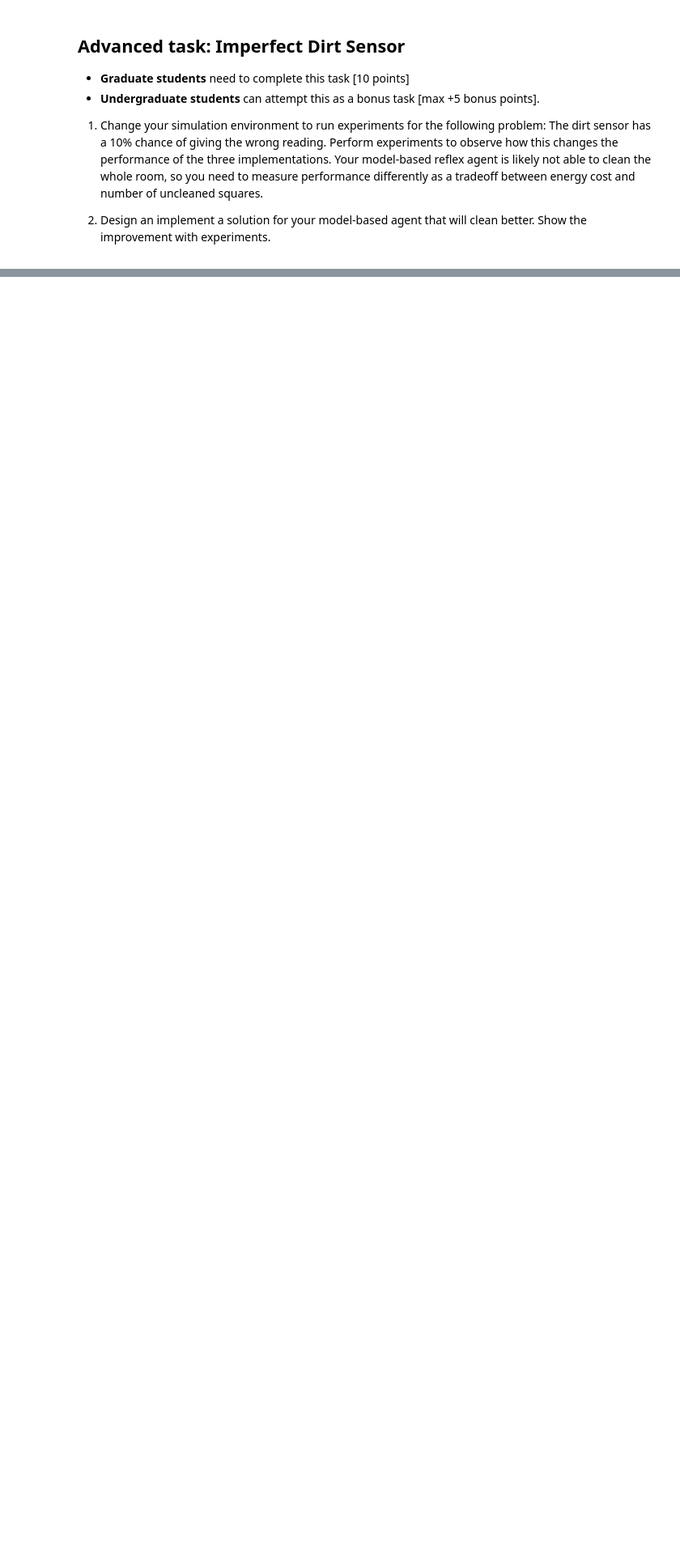
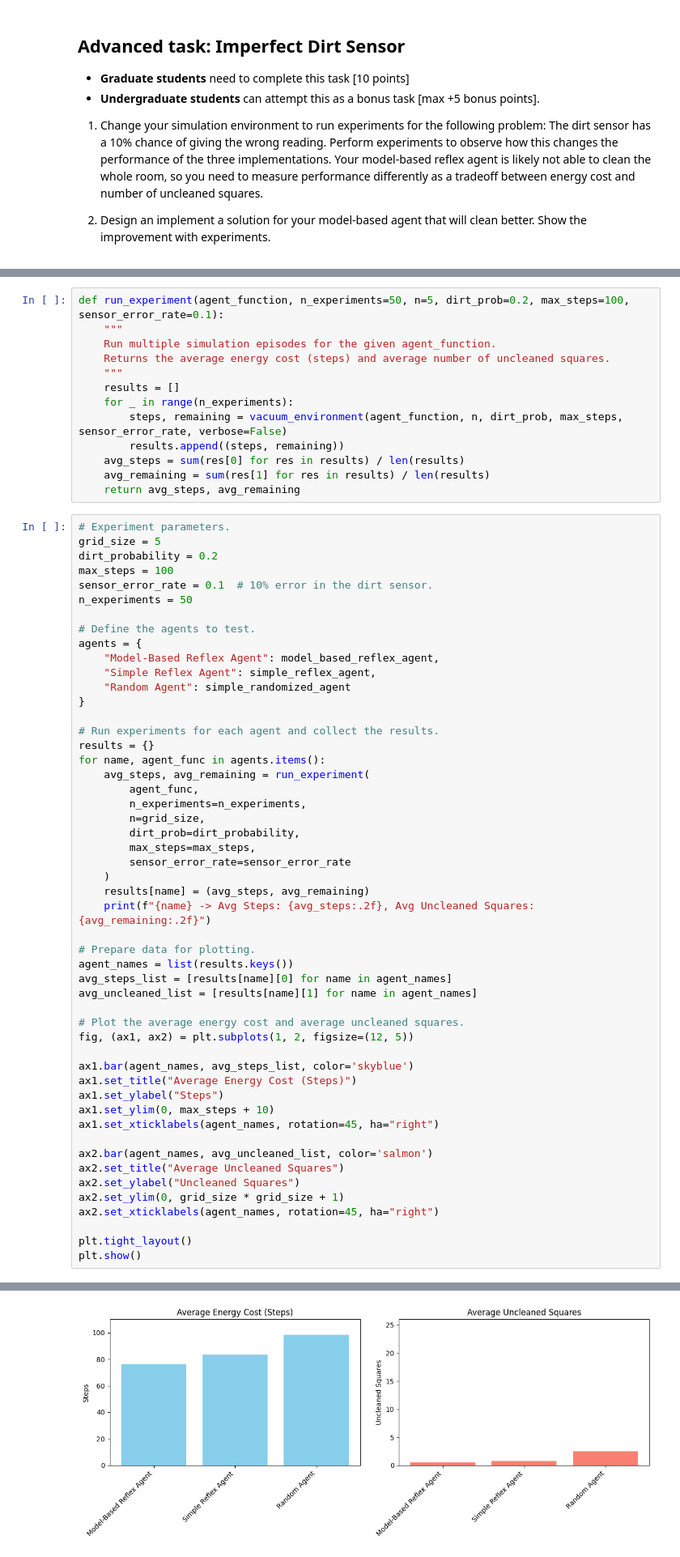
Before and after one commit to ddelah-lab/CS-7381, a Jupyter notebook: Agents/robot_vacuum.ipynb, the cells around one changed output, grey strips where cells are left out. Shown: that part at 81% size. Drawn from its saved outputs; the diff is of its cells as text; blank space fills up the shorter version.

```diff
--- a/Agents/robot_vacuum.ipynb
+++ b/Agents/robot_vacuum.ipynb
@@ -765,0 +873,65 @@ Describe how **your agent implementations** will perform
+# %%
+def run_experiment(agent_function, n_experiments=50, n=5, dirt_prob=0.2, max_steps=100, sensor_error_rate=0.1):
+    """
+    Run multiple simulation episodes for the given agent_function.
+    Returns the average energy cost (steps) and average number of uncleaned squares.
+    """
+    results = []
+    for _ in range(n_experiments):
+        steps, remaining = vacuum_environment(agent_function, n, dirt_prob, max_steps, sensor_error_rate, verbose=False)
+        results.append((steps, remaining))
+    avg_steps = sum(res[0] for res in results) / len(results)
+    avg_remaining = sum(res[1] for res in results) / len(results)
+    return avg_steps, avg_remaining
+# %%
+# Experiment parameters.
+grid_size = 5
+dirt_probability = 0.2
+max_steps = 100
+sensor_error_rate = 0.1  # 10% error in the dirt sensor.
+n_experiments = 50
+
+# Define the agents to test.
+agents = {
+    "Model-Based Reflex Agent": model_based_reflex_agent,
+    "Simple Reflex Agent": simple_reflex_agent,
+    "Random Agent": simple_randomized_agent
+}
+
+# Run experiments for each agent and collect the results.
+results = {}
+for name, agent_func in agents.items():
+    avg_steps, avg_remaining = run_experiment(
+        agent_func,
+        n_experiments=n_experiments,
+        n=grid_size,
+        dirt_prob=dirt_probability,
+        max_steps=max_steps,
+        sensor_error_rate=sensor_error_rate
+    )
+    results[name] = (avg_steps, avg_remaining)
+    print(f"{name} -> Avg Steps: {avg_steps:.2f}, Avg Uncleaned Squares: {avg_remaining:.2f}")
+
+# Prepare data for plotting.
+agent_names = list(results.keys())
+avg_steps_list = [results[name][0] for name in agent_names]
+avg_uncleaned_list = [results[name][1] for name in agent_names]
+
+# Plot the average energy cost and average uncleaned squares.
+fig, (ax1, ax2) = plt.subplots(1, 2, figsize=(12, 5))
+
+ax1.bar(agent_names, avg_steps_list, color='skyblue')
+ax1.set_title("Average Energy Cost (Steps)")
+ax1.set_ylabel("Steps")
+ax1.set_ylim(0, max_steps + 10)
+ax1.set_xticklabels(agent_names, rotation=45, ha="right")
+
+ax2.bar(agent_names, avg_uncleaned_list, color='salmon')
+ax2.set_title("Average Uncleaned Squares")
+ax2.set_ylabel("Uncleaned Squares")
+ax2.set_ylim(0, grid_size * grid_size + 1)
+ax2.set_xticklabels(agent_names, rotation=45, ha="right")
+
+plt.tight_layout()
+plt.show()
+# %% [output]
@@ -765,0 +941 @@ Describe how **your agent implementations** will perform
+[figure, added]
```
Also changed, not shown: parts of 12 cells of this notebook.
